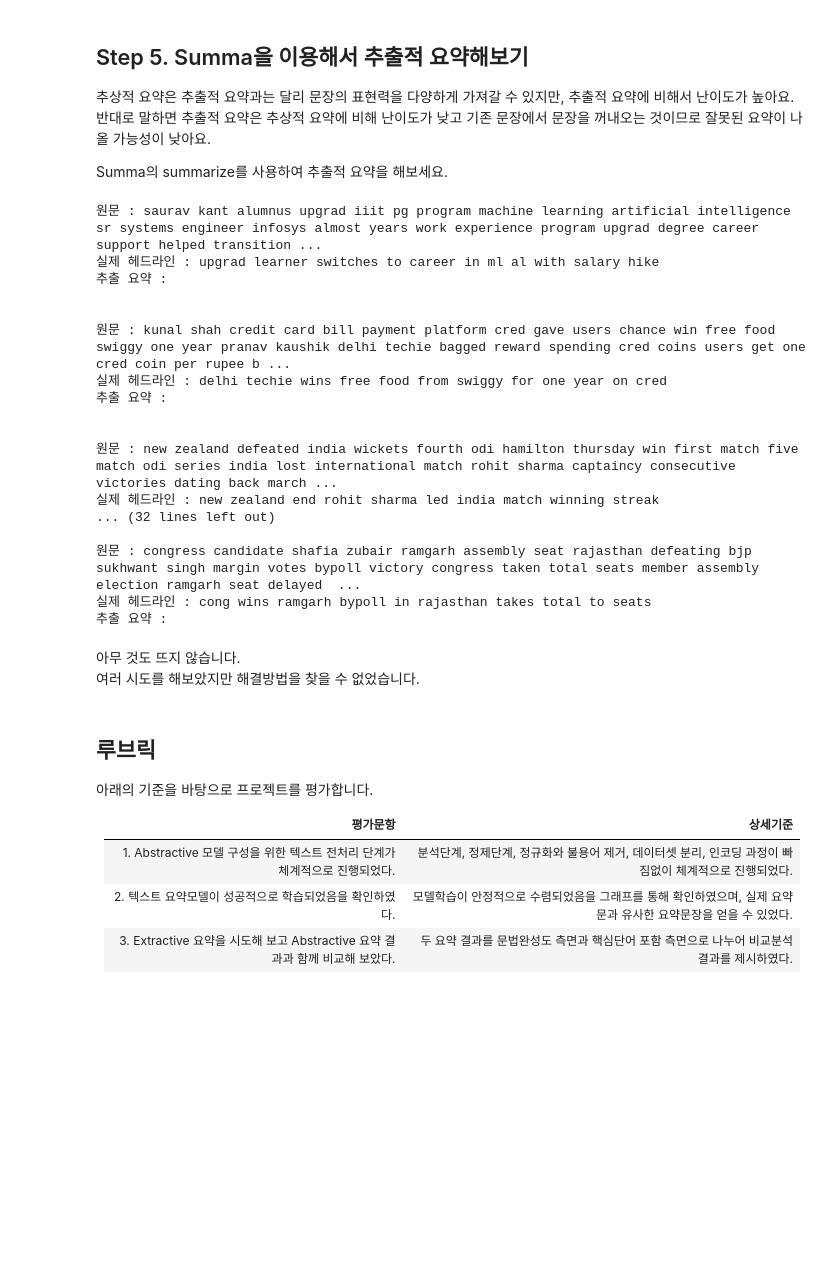
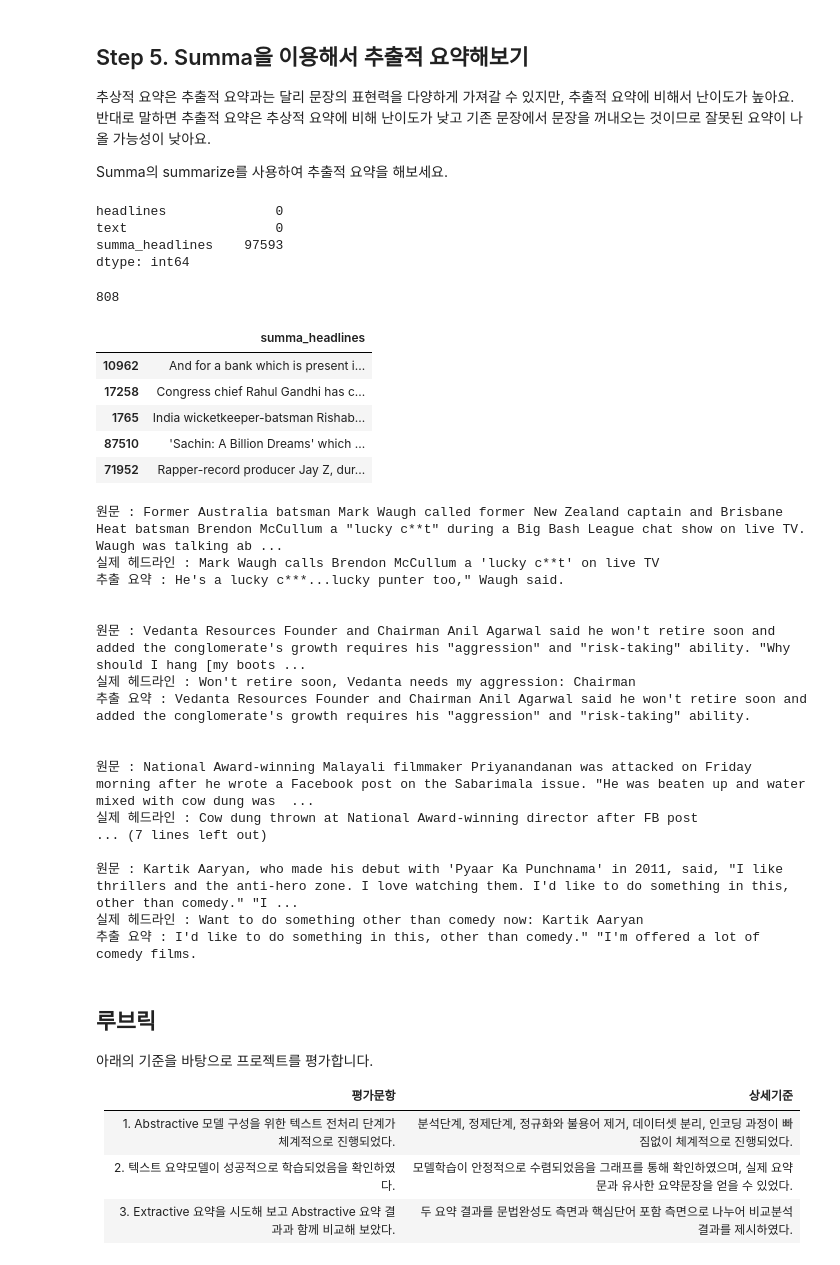
Before and after one commit to mochafreddo/aiffel, a Jupyter notebook: [E-11]Summarize news articles.ipynb, the cells around one changed output. Cells and saved outputs as stored; diff of their text form; code cells hidden in the pictures; blank space fills up the shorter version.

```diff
--- a/[E-11]Summarize news articles.ipynb
+++ b/[E-11]Summarize news articles.ipynb
@@ -693,32 +694,59 @@ import requests
 from summa.summarizer import summarize
 from summa.keywords import keywords
+# %%
+data = pd.read_csv('news_summary_more.csv', encoding='iso-8859-1')
+# %%
+data['summa_headlines'] = data['headlines']
+# %%
+for i in range(len(data)):
+    data['summa_headlines'][i] = summarize(data['text'][i])
+
+data.replace('', np.nan, inplace=True)
+data.isnull().sum()
+# %% [output]
+headlines              0
+text                   0
+summa_headlines    97593
+dtype: int64
+# %%
+data.dropna(axis=0, inplace=True)
+# %%
+len(data)
+# %% [output]
+808
+# %%
+pd.DataFrame(data['summa_headlines'].sample(5))
+# %% [output]
+|  | summa_headlines |
+| 10962 | And for a bank which is present i... |
+| 17258 | Congress chief Rahul Gandhi has c... |
+| 1765 | India wicketkeeper-batsman Rishab... |
+| 87510 | 'Sachin: A Billion Dreams' which ... |
+| 71952 | Rapper-record producer Jay Z, dur... |
 # %%
-for i in range(0, 10):
-    print("원문 :", data['text'][i])
-    print("실제 헤드라인 :", data['headlines'][i])
-    print("추출 요약 :", summarize(data['text'][i]))
+for i in range(5):
+    print("원문 :", data['text'].iloc[i])
+    print("실제 헤드라인 :", data['headlines'].iloc[i])
+    print("추출 요약 :", data['summa_headlines'].iloc[i])
     print("\n")
 # %% [output]
-원문 : saurav kant alumnus upgrad iiit pg program machine learning artificial intelligence sr systems engineer infosys almost years work experience program upgrad degree career support helped transition ...
-실제 헤드라인 : upgrad learner switches to career in ml al with salary hike
-추출 요약 :
+원문 : Former Australia batsman Mark Waugh called former New Zealand captain and Brisbane Heat batsman Brendon McCullum a "lucky c**t" during a Big Bash League chat show on live TV. Waugh was talking ab ...
+실제 헤드라인 : Mark Waugh calls Brendon McCullum a 'lucky c**t' on live TV
+추출 요약 : He's a lucky c***...lucky punter too," Waugh said.
 
 
-원문 : kunal shah credit card bill payment platform cred gave users chance win free food swiggy one year pranav kaushik delhi techie bagged reward spending cred coins users get one cred coin per rupee b ...
-실제 헤드라인 : delhi techie wins free food from swiggy for one year on cred
-추출 요약 :
+원문 : Vedanta Resources Founder and Chairman Anil Agarwal said he won't retire soon and added the conglomerate's growth requires his "aggression" and "risk-taking" ability. "Why should I hang [my boots ...
+실제 헤드라인 : Won't retire soon, Vedanta needs my aggression: Chairman
+추출 요약 : Vedanta Resources Founder and Chairman Anil Agarwal said he won't retire soon and added the conglomerate's growth requires his "aggression" and "risk-taking" ability.
 
 
-원문 : new zealand defeated india wickets fourth odi hamilton thursday win first match five match odi series india lost international match rohit sharma captaincy consecutive victories dating back march ...
-실제 헤드라인 : new zealand end rohit sharma led india match winning streak
-... (32 lines left out)
+원문 : National Award-winning Malayali filmmaker Priyanandanan was attacked on Friday morning after he wrote a Facebook post on the Sabarimala issue. "He was beaten up and water mixed with cow dung was  ...
+실제 헤드라인 : Cow dung thrown at National Award-winning director after FB post
+... (7 lines left out)
 
-원문 : congress candidate shafia zubair ramgarh assembly seat rajasthan defeating bjp sukhwant singh margin votes bypoll victory congress taken total seats member assembly election ramgarh seat delayed  ...
-실제 헤드라인 : cong wins ramgarh bypoll in rajasthan takes total to seats
-추출 요약 :
+원문 : Kartik Aaryan, who made his debut with 'Pyaar Ka Punchnama' in 2011, said, "I like thrillers and the anti-hero zone. I love watching them. I'd like to do something in this, other than comedy." "I ...
+실제 헤드라인 : Want to do something other than comedy now: Kartik Aaryan
+추출 요약 : I'd like to do something in this, other than comedy." "I'm offered a lot of comedy films.
-# %% [markdown]
-아무 것도 뜨지 않습니다.
-여러 시도를 해보았지만 해결방법을 찾을 수 없었습니다.
 # %% [markdown]
 ## 루브릭
 
```
Also changed, not shown: parts of 1 cell of this notebook.
